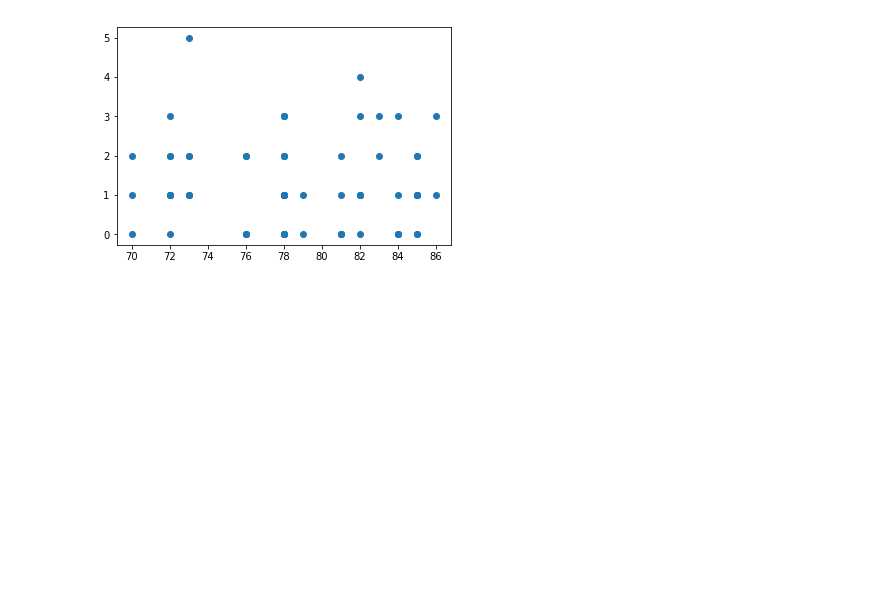
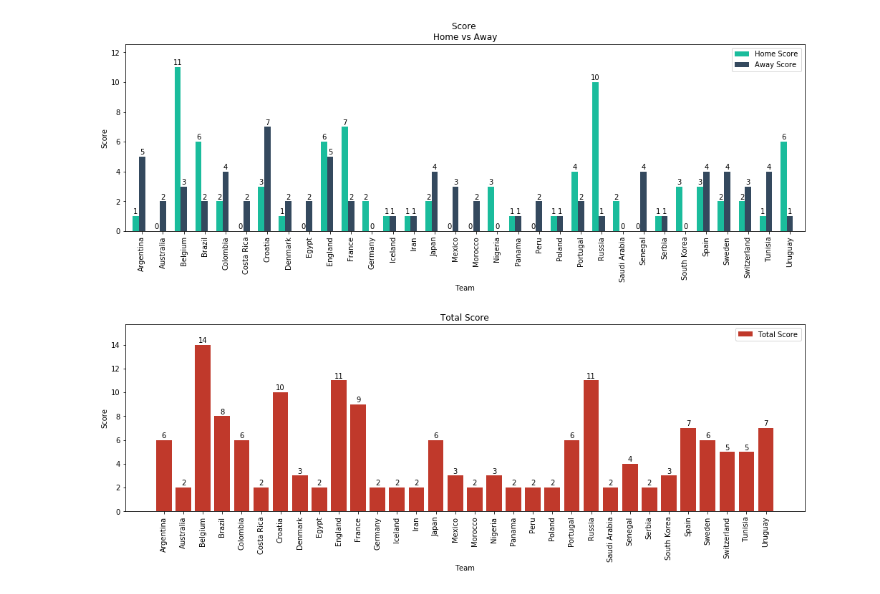
Before and after one commit to ammarsyatbi/Fifa-World-Cup-2018-Prediction, a Jupyter notebook: World Cup Analysis.ipynb, the cells around one changed output. Saved outputs shown, nothing was run; the diff lists cells and outputs as text; code cells hidden in the pictures; blank space fills up the shorter version.

```diff
--- a/World Cup Analysis.ipynb
+++ b/World Cup Analysis.ipynb
@@ -84,7 +80,5 @@ data_predict
 # %%
-
-
-ht = np.array(data['team'])
-hs = np.array(data['home_result'])
-at = np.array(data['team'])
+team = np.array(data['team'])
+home_s = np.array(data['home_result'])
 away_s = np.array(data['away_result'])
+total_s = np.array(data['total_score'])
@@ -118,5 +85,46 @@ plt.show()
-# %%
-plt.scatter(data_new['overall_opponent'], data_new['result'])
-plt.show()
-# %% [output]
-[figure, removed]
+# %%
+data['team'] = data['team'].astype('category')
+index = data['team'].cat.codes
+width = 0.3
+
+fig , (ax ,axt) = plt.subplots(2, figsize=(17,12))
+fig.subplots_adjust(hspace=.5)
+
+home = ax.bar(index, home_s, width, label = 'Home Score', color = '#1abc9c')
+away = ax.bar(index +width, away_s, width, label = 'Away Score', color ='#34495e')
+
+
+def autolabel(bar):
+    for b in bar:
+        height = b.get_height()
+        ax.text(b.get_x() + b.get_width()/2, height+0.05, height, ha='center', va='bottom')
+
+ax.set_xlim(left = min(index)-0.5 , right = max(index) + 1 )
+ax.set_ylim(top = ax.get_ylim()[1] + 1)
+ax.set_xticks(index + width)
+ax.set_xticklabels(team,  rotation='vertical')
+ax.set_title('Score \nHome vs Away')
+ax.set_xlabel('Team')
+ax.set_ylabel('Score')
+ax.legend()
+
+autolabel(away)
+autolabel(home)
+
+
+total = axt.bar(data['team'], data['total_score'], label = 'Total Score' , color = '#c0392b')
+axt.set_ylim(top = axt.get_ylim()[1] + 1)
+axt.set_xticks(data['team'])
+axt.set_xticklabels(data['team'],  rotation='vertical')
+axt.set_title('Total Score')
+axt.set_xlabel('Team')
+axt.set_ylabel('Score')
+axt.legend()
+
+for b in total:
+    height = b.get_height()
+    axt.text(b.get_x() +b.get_width()/2, height+0.05, height, ha='center', va='bottom')
+
+plt.show()
+# %% [output]
+[figure, added]
```
Also changed, not shown: parts of 15 cells of this notebook.
